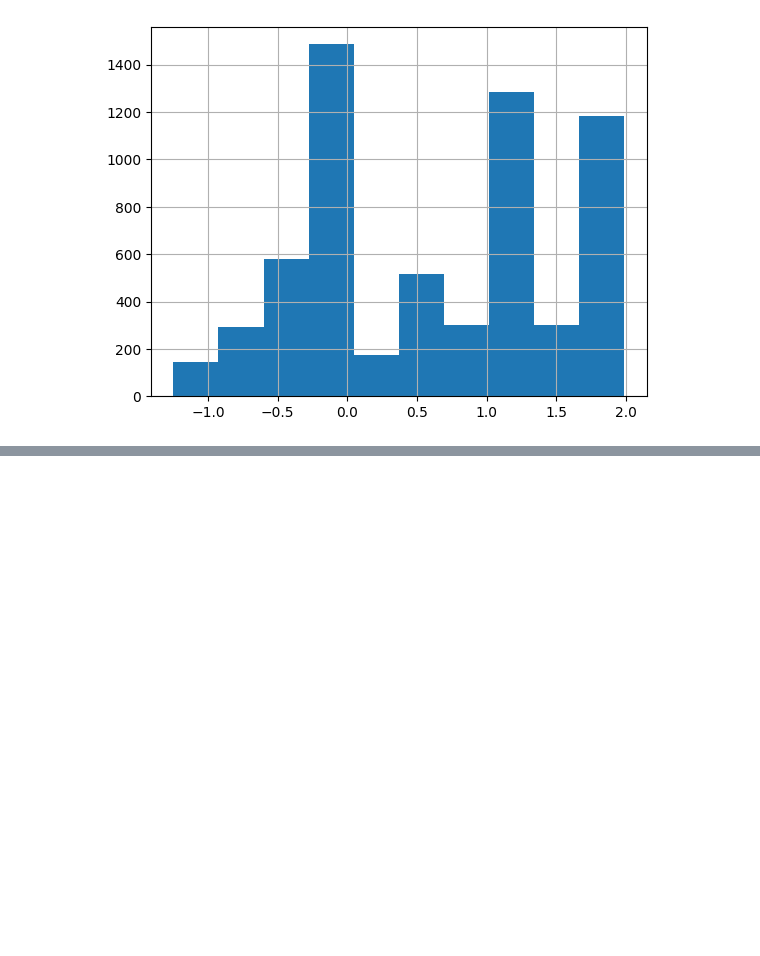
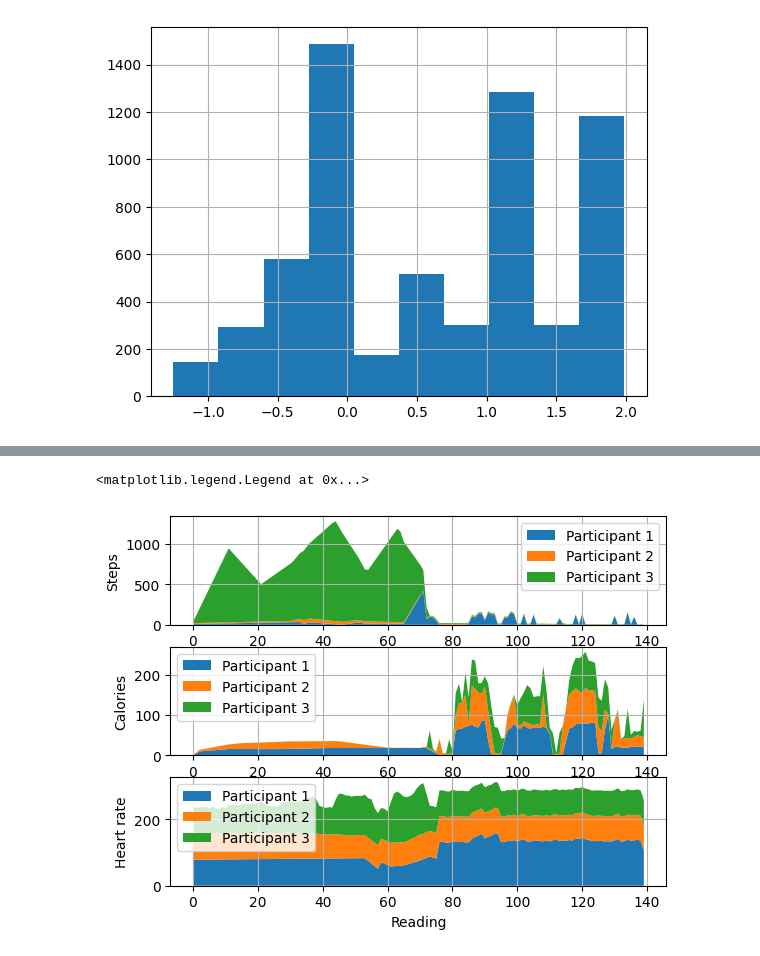
Before and after one commit to imgmaterial/AILabs, a Jupyter notebook: Labs/Lab2/Lab2.ipynb, the cells around one changed output, grey strips where cells are left out. Drawn from its saved outputs; the diff is of its cells as text; code cells hidden in the pictures; blank space fills up the shorter version.

```diff
--- a/Labs/Lab2/Lab2.ipynb
+++ b/Labs/Lab2/Lab2.ipynb
@@ -195,0 +227,23 @@ aw_df["log"].hist()
+# %%
+participant_1 = aw_df.loc[(aw_df["age"] == 20) & (aw_df["height"] == 168.0) & (aw_df["weight"] == 65.4)]
+participant_2 = aw_df.loc[(aw_df["age"] == 30) & (aw_df["height"] == 164.0) & (aw_df["weight"] == 68.0)]
+participant_3 = aw_df.loc[(aw_df["age"] == 24) & (aw_df["height"] == 165.0) & (aw_df["weight"] == 43.0)]
+fig, axs = plt.subplots(3)
+axs[0].stackplot(range(140), participant_1["steps"][0:140], participant_2["steps"][0:140],participant_3["steps"][0:140])
+axs[0].set_xlabel("Reading")
+axs[0].set_ylabel("Steps")
+axs[1].stackplot(range(140), participant_1["calories"][0:140], participant_2["calories"][0:140],participant_3["calories"][0:140])
+axs[1].set_xlabel("Reading")
+axs[1].set_ylabel("Calories")
+axs[2].stackplot(range(140), participant_1["hear_rate"][0:140], participant_2["hear_rate"][0:140],participant_3["hear_rate"][0:140])
+axs[2].set_xlabel("Reading")
+axs[2].set_ylabel("Heart rate")
+axs[0].grid()
+axs[1].grid()
+axs[2].grid()
+axs[0].legend(["Participant 1", "Participant 2", "Participant 3"])
+axs[1].legend(["Participant 1", "Participant 2", "Participant 3"])
+axs[2].legend(["Participant 1", "Participant 2", "Participant 3"])
+# %% [output]
+<matplotlib.legend.Legend at 0x...>
+[figure, added]
```
Also changed, not shown: parts of 6 cells of this notebook, 1 other file.
